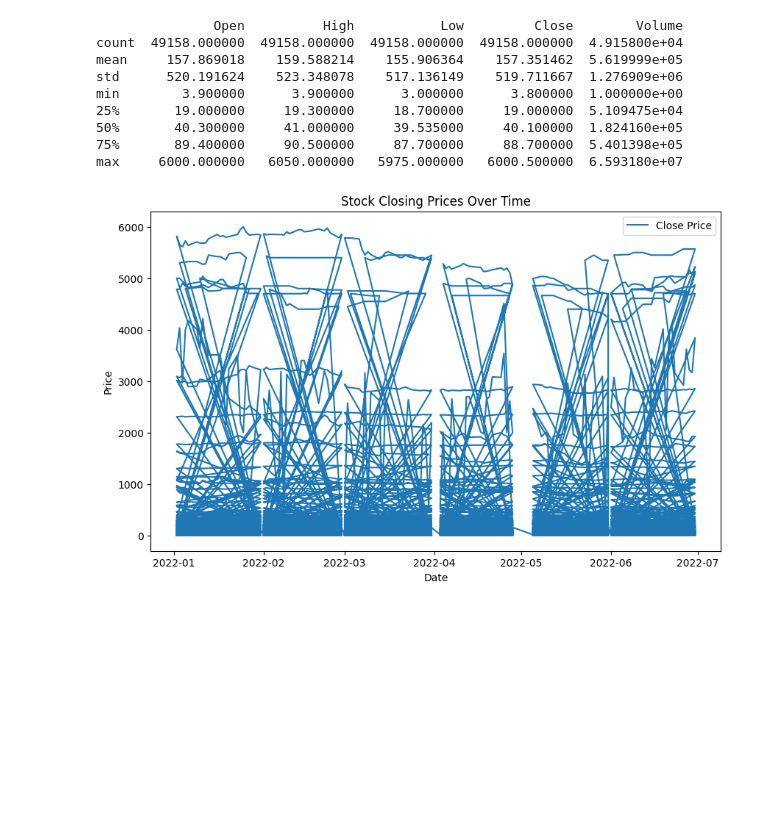
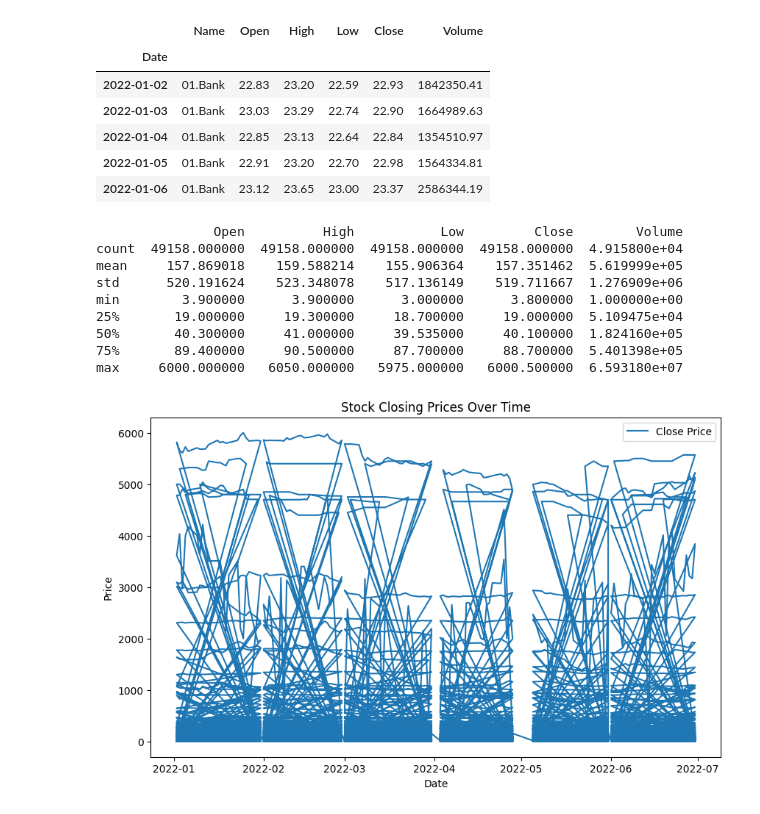
Before and after one commit to harshjoshi23/trading-data-analyzer, a Jupyter notebook: src/analysis.ipynb, the cells around one changed output. Saved outputs shown, nothing was run; the diff lists cells and outputs as text; code cells hidden in the pictures; blank space fills up the shorter version.

```diff
--- a/src/analysis.ipynb
+++ b/src/analysis.ipynb
@@ -5,6 +5,16 @@ import matplotlib.pyplot as plt
 
 # Load data from src
 data = load_data('../data/Stock_Market_Data.csv')
+# %%
+data.head(5)
+# %% [output]
+|  | Name | Open | High | Low | Close | Volume |
+| Date |  |  |  |  |  |  |
+| 2022-01-02 | 01.Bank | 22.83 | 23.20 | 22.59 | 22.93 | 1842350.41 |
+| 2022-01-03 | 01.Bank | 23.03 | 23.29 | 22.74 | 22.90 | 1664989.63 |
+| 2022-01-04 | 01.Bank | 22.85 | 23.13 | 22.64 | 22.84 | 1354510.97 |
+| 2022-01-05 | 01.Bank | 22.91 | 23.20 | 22.70 | 22.98 | 1564334.81 |
+| 2022-01-06 | 01.Bank | 23.12 | 23.65 | 23.00 | 23.37 | 2586344.19 |
 # %%
 
 
```
Also changed, not shown: parts of 4 cells of this notebook, 2 other files.
